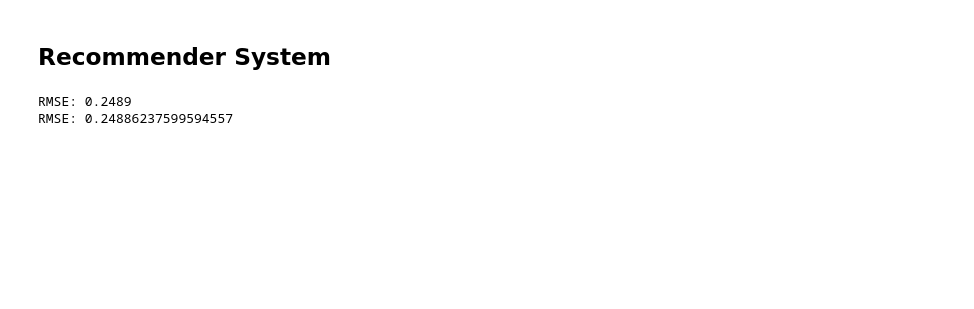
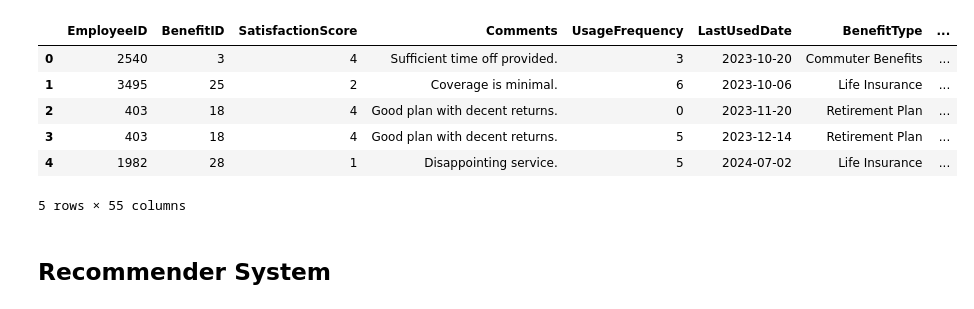
Before and after one commit to zemgabriela/TechLance, a Jupyter notebook: Recommender_System.ipynb, the cells around one changed output. Cells and saved outputs as stored; diff of their text form; code cells hidden in the pictures; blank space fills up the shorter version.

```diff
--- a/Recommender_System.ipynb
+++ b/Recommender_System.ipynb
@@ -1,3 +1,20 @@
+# %%
+import pandas as pd
+import numpy as np
+from surprise.model_selection import train_test_split
+from surprise import SVD, accuracy, Dataset, Reader
+from collections import defaultdict
+
+df = pd.read_csv('data/cleaned_data.csv')
+df.head()
+# %% [output]
+|  | EmployeeID | BenefitID | SatisfactionScore | Comments | UsageFrequency | LastUsedDate | BenefitType | ... |
+| 0 | 2540 | 3 | 4 | Sufficient time off provided. | 3 | 2023-10-20 | Commuter Benefits | ... |
+| 1 | 3495 | 25 | 2 | Coverage is minimal. | 6 | 2023-10-06 | Life Insurance | ... |
+| 2 | 403 | 18 | 4 | Good plan with decent returns. | 0 | 2023-11-20 | Retirement Plan | ... |
+| 3 | 403 | 18 | 4 | Good plan with decent returns. | 5 | 2023-12-14 | Retirement Plan | ... |
+| 4 | 1982 | 28 | 1 | Disappointing service. | 5 | 2024-07-02 | Life Insurance | ... |
+5 rows × 55 columns
 # %%
 import pandas as pd
 import numpy as np
@@ -118,23 +75,0 @@ ratings_long = ratings_long[ratings_long['CompositeRating'] > 0]
-# %%
-from surprise import Dataset, Reader, SVD
-from surprise.model_selection import train_test_split
-from surprise import accuracy
-
-# Define reader
-reader = Reader(rating_scale=(0, 1))
-
-# Load dataset
-data = Dataset.load_from_df(ratings_long[['EmployeeID', 'BenefitSubType', 'CompositeRating']], reader)
-
-trainset, testset = train_test_split(data, test_size=0.2, random_state=42)
-
-# Train model
-model = SVD()
-model.fit(trainset)
-
-# Evaluate (optional)
-predictions = model.test(testset)
-print("RMSE:", accuracy.rmse(predictions))
-# %% [output]
-RMSE: 0.2489
-RMSE: 0.24886237599594557
```
Also changed, not shown: parts of 23 cells of this notebook.
